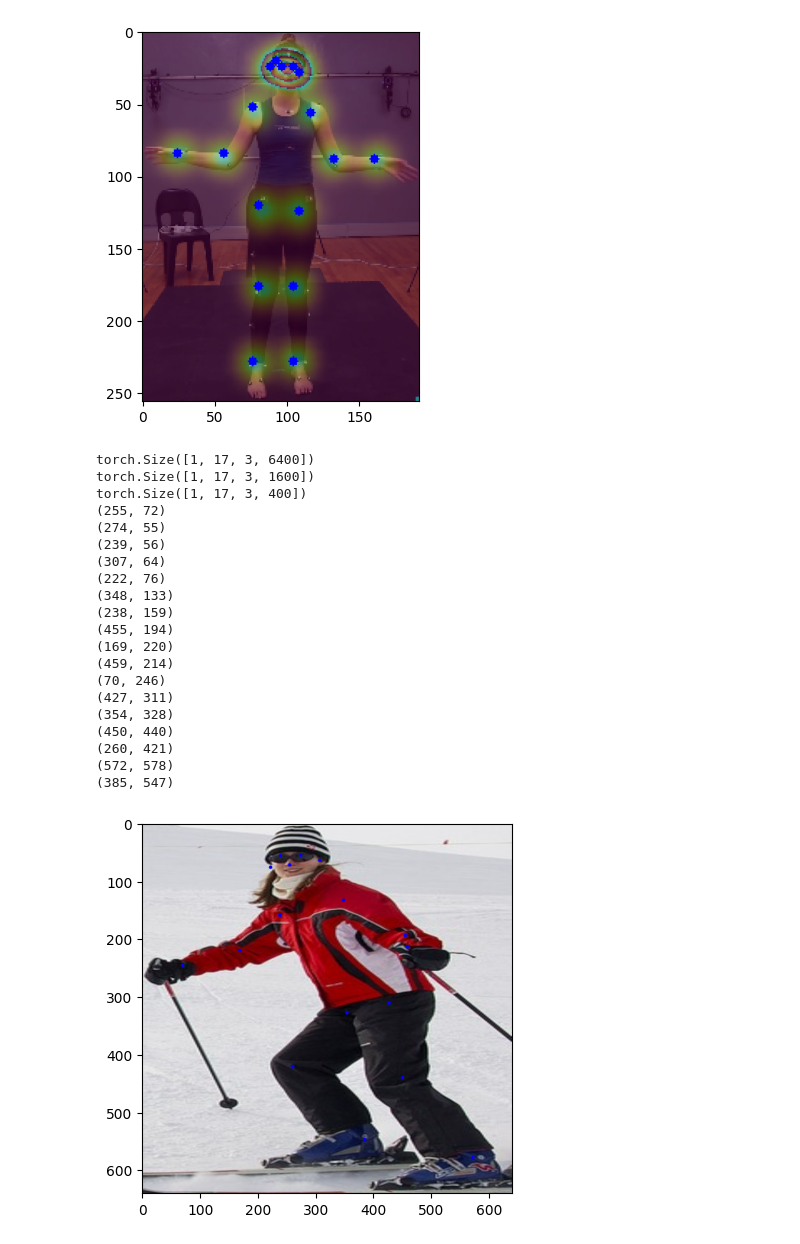
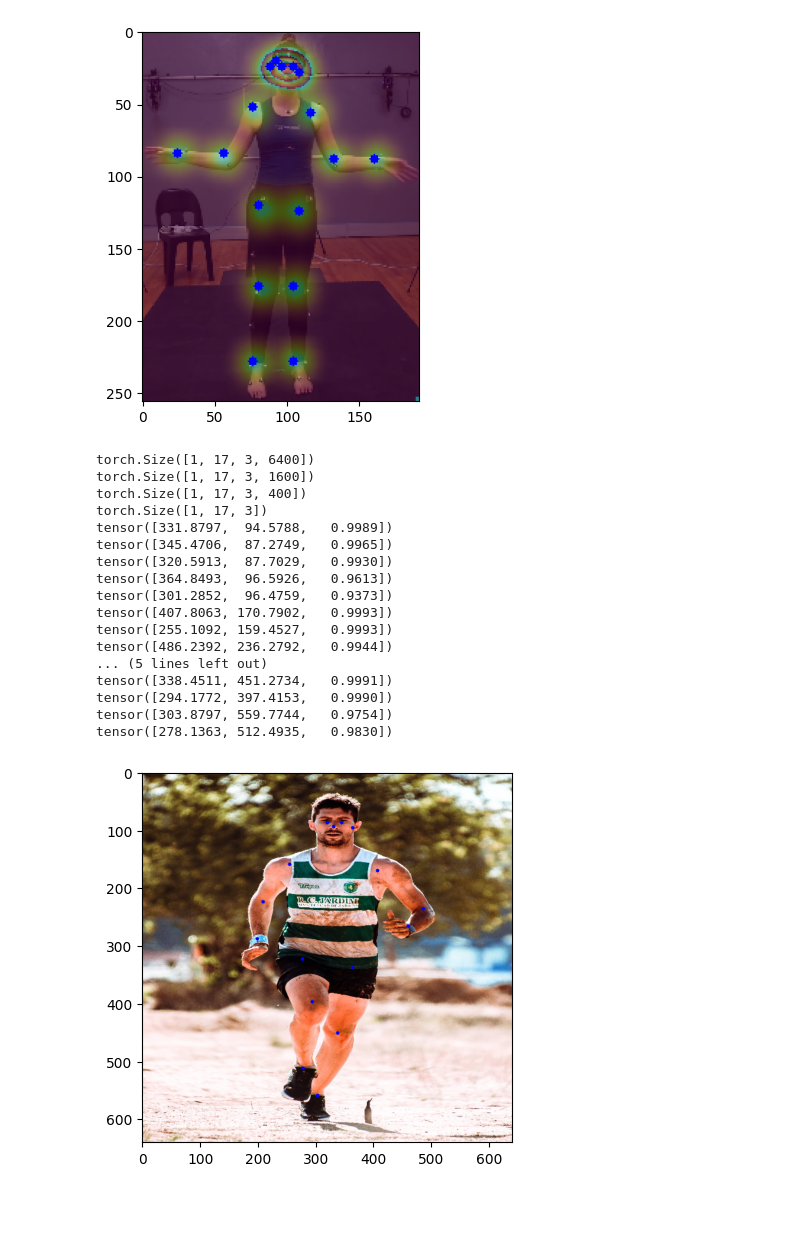
Before and after one commit to Rynhardf/research-project-2024, a Jupyter notebook: main.ipynb, the cells around one changed output. Cells and saved outputs as stored; diff of their text form; code cells hidden in the pictures; blank space fills up the shorter version.

Commit message:
yolo keypoints

```diff
--- a/main.ipynb
+++ b/main.ipynb
@@ -127,58 +129,59 @@ plt.show()
 # %% [output]
 [figure]
 # %%
-from models.YOLO.yolo import get_yolo_model, output_to_scales, get_keypoints_from_scale
+from models.YOLO.yolo import get_yolo_model, output_to_scales, get_keypoints_yolo, get_keypoints_from_scale
+from utils import get_keypoints
 import torch
 import cv2
 import matplotlib.pyplot as plt
 
 model = get_yolo_model('yolov8x-pose')
 
-image = cv2.imread('./example_images/demo_cropped.jpg')
+image = cv2.imread('./example_images/17.jpg')
 image = cv2.cvtColor(image, cv2.COLOR_BGR2RGB)
 image = cv2.resize(image, (640, 640))
 image = torch.tensor(image).float()
 image /= 255.0
 image = image.permute(2,0,1)
 image = image.unsqueeze(0)
 
 output = model(image)
 
 scales = output_to_scales(output[0])
 for scale in scales:
     print(scale.shape)
 
-keypoints = get_keypoints_from_scale(scales[2],scale_size=20)
+keypoints = get_keypoints(output[0],(640,640),outputType='yolo')
+print(keypoints.shape)
 # draw keypoints
-image_show = cv2.imread('./example_images/demo_cropped.jpg')
+image_show = cv2.imread('./example_images/17.jpg')
 image_show = cv2.cvtColor(image_show, cv2.COLOR_BGR2RGB)
 image_show = cv2.resize(image_show, (640, 640))
 
 for i in range(keypoints.shape[1]):
-    print((int(keypoints[0][i][0]), int(keypoints[0][i][1])))
+    print(keypoints[0][i])
+    if keypoints[0][i][2] < 0.95:
+        continue
     cv2.circle(image_show, (int(keypoints[0][i][0]), int(keypoints[0][i][1])), 3, (0,0,255), -1)
 
 plt.imshow(image_show)
 plt.show()
 # %% [output]
 torch.Size([1, 17, 3, 6400])
 torch.Size([1, 17, 3, 1600])
 torch.Size([1, 17, 3, 400])
-(255, 72)
-(274, 55)
-(239, 56)
-(307, 64)
-(222, 76)
-(348, 133)
-(238, 159)
-(455, 194)
-(169, 220)
-(459, 214)
-(70, 246)
-(427, 311)
-(354, 328)
-(450, 440)
-(260, 421)
-(572, 578)
-(385, 547)
+torch.Size([1, 17, 3])
+tensor([331.8797,  94.5788,   0.9989])
+tensor([345.4706,  87.2749,   0.9965])
+tensor([320.5913,  87.7029,   0.9930])
+tensor([364.8493,  96.5926,   0.9613])
+tensor([301.2852,  96.4759,   0.9373])
+tensor([407.8063, 170.7902,   0.9993])
+tensor([255.1092, 159.4527,   0.9993])
+tensor([486.2392, 236.2792,   0.9944])
+... (5 lines left out)
+tensor([338.4511, 451.2734,   0.9991])
+tensor([294.1772, 397.4153,   0.9990])
+tensor([303.8797, 559.7744,   0.9754])
+tensor([278.1363, 512.4935,   0.9830])
-[figure, old version]
+[figure, new version]
```
Also changed, not shown: parts of 1 cell of this notebook, 2 other files.
